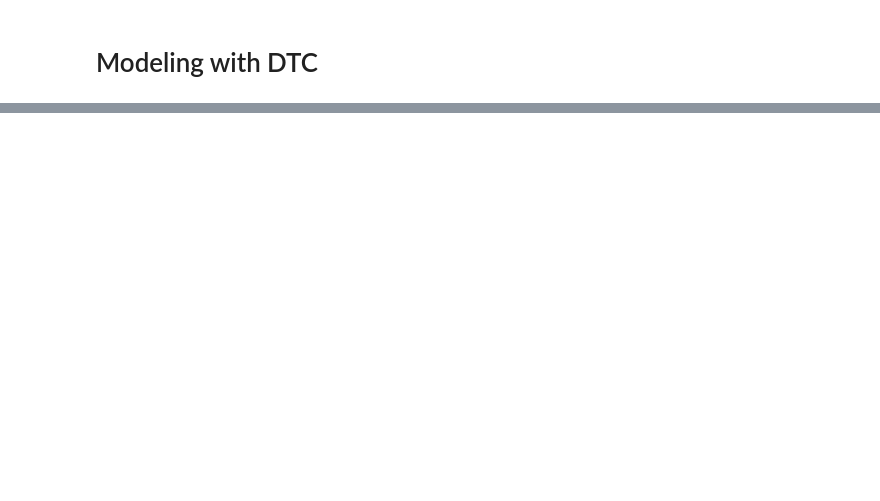
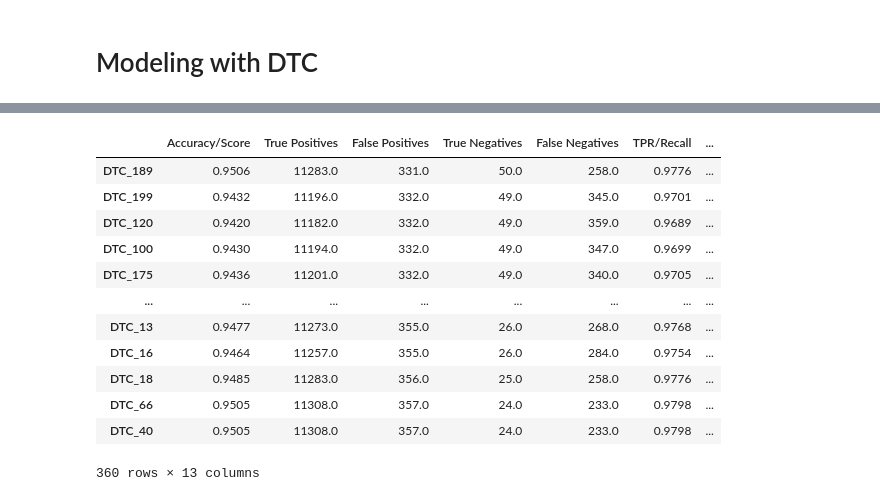
Before and after one commit to joshua-shorterivey/oct_2022_unemployment_project, a Jupyter notebook: model.ipynb, the cells around one changed output, grey strips where cells are left out. Cells and saved outputs as stored; diff of their text form; code cells hidden in the pictures; blank space fills up the shorter version.

Commit message:
added explore files, and amended model files

```diff
--- a/model.ipynb
+++ b/model.ipynb
@@ -245,11 +220,14 @@ def model_dtc(feat_set,\
     for feature in feat_set:
         features += [col for col in train.columns if feature in col]
 
-    selectors = list(product(np.arange(5,10,1)))
+    depths = list(np.arange(20,31,1))
+    min_sample_splits = list(np.arange(10,21,1))
+    max_features_set = [75]
+    selectors = list(product(depths, min_sample_splits, max_features_set))
 
     for idx, item in enumerate(selectors):
         model_id = 'DTC_'+f'{idx}'
-        dtc = DecisionTreeClassifier(max_depth=item[0],\
+        dtc = DecisionTreeClassifier(max_depth=item[0], min_samples_split=item[1], max_features=item[2],\
                                             random_state=514)
 
         dtc.fit(X_train[features], y_train)
@@ -261,16 +239,17 @@ def model_dtc(feat_set,\
         description = pd.DataFrame({'Model': model_id,
                                     'Accuracy(Score)': score,
                                     'Type': 'Decision Tree Classifier',
-                                    'Features Used': f'{feat_set}',
-                                    'Parameters': f'Depth: {item[0]}'},
+                                    'Features Used': f'Implicit',
+                                    'Parameters': f'Depth: {item[0]},M.Sample Split: {item[1]}, M.Feat: {item[2]}'},
                                     index=[0])
 
         model_descriptions = pd.concat([model_descriptions, description], ignore_index=True)
+        comparison_chart = comparison_chart.copy() #to avoid fragmentation
 
     return model_descriptions, comparison_chart
 # %%
 comparison_chart = model.create_comp_chart()
 # %%
-model_descriptions = model.create_description_chart
+model_descriptions = model.create_description_chart(y_train)
 # %%
 model_descriptions, comparison_chart =  model_dtc(feat_set, model_descriptions, comparison_chart, subsets)
@@ -278,0 +353,28 @@ TypeError: cannot concatenate object of type '<class 'function'>'; only Series a
+# %%
+
+validate_descriptions = pd.DataFrame({'Model': 'Baseline', \
+    'Accuracy(Score)': (y_train == 'employed').mean(),
+    'Type': 'Basic Baseline',
+    'Features Used': 'Baseline Prediction',
+    'Parameters': 'n/a'
+    }, index=[0])
+
+val_comparisons = model.create_comp_chart()
+# %%
+validate_descriptions, val_comparisons =  validate_dtc(feat_set, validate_descriptions, val_comparisons, subsets)
+# %%
+val_comparisons.T.sort_values(by='True Negative Rate', ascending=False)
+# %% [output]
+|  | Accuracy/Score | True Positives | False Positives | True Negatives | False Negatives | TPR/Recall | ... |
+| DTC_189 | 0.9506 | 11283.0 | 331.0 | 50.0 | 258.0 | 0.9776 | ... |
+| DTC_199 | 0.9432 | 11196.0 | 332.0 | 49.0 | 345.0 | 0.9701 | ... |
+| DTC_120 | 0.9420 | 11182.0 | 332.0 | 49.0 | 359.0 | 0.9689 | ... |
+| DTC_100 | 0.9430 | 11194.0 | 332.0 | 49.0 | 347.0 | 0.9699 | ... |
+| DTC_175 | 0.9436 | 11201.0 | 332.0 | 49.0 | 340.0 | 0.9705 | ... |
+| ... | ... | ... | ... | ... | ... | ... | ... |
+| DTC_13 | 0.9477 | 11273.0 | 355.0 | 26.0 | 268.0 | 0.9768 | ... |
+| DTC_16 | 0.9464 | 11257.0 | 355.0 | 26.0 | 284.0 | 0.9754 | ... |
+| DTC_18 | 0.9485 | 11283.0 | 356.0 | 25.0 | 258.0 | 0.9776 | ... |
+| DTC_66 | 0.9505 | 11308.0 | 357.0 | 24.0 | 233.0 | 0.9798 | ... |
+| DTC_40 | 0.9505 | 11308.0 | 357.0 | 24.0 | 233.0 | 0.9798 | ... |
+360 rows × 13 columns
```
Also changed, not shown: parts of 17 cells of this notebook, 3 other files.
